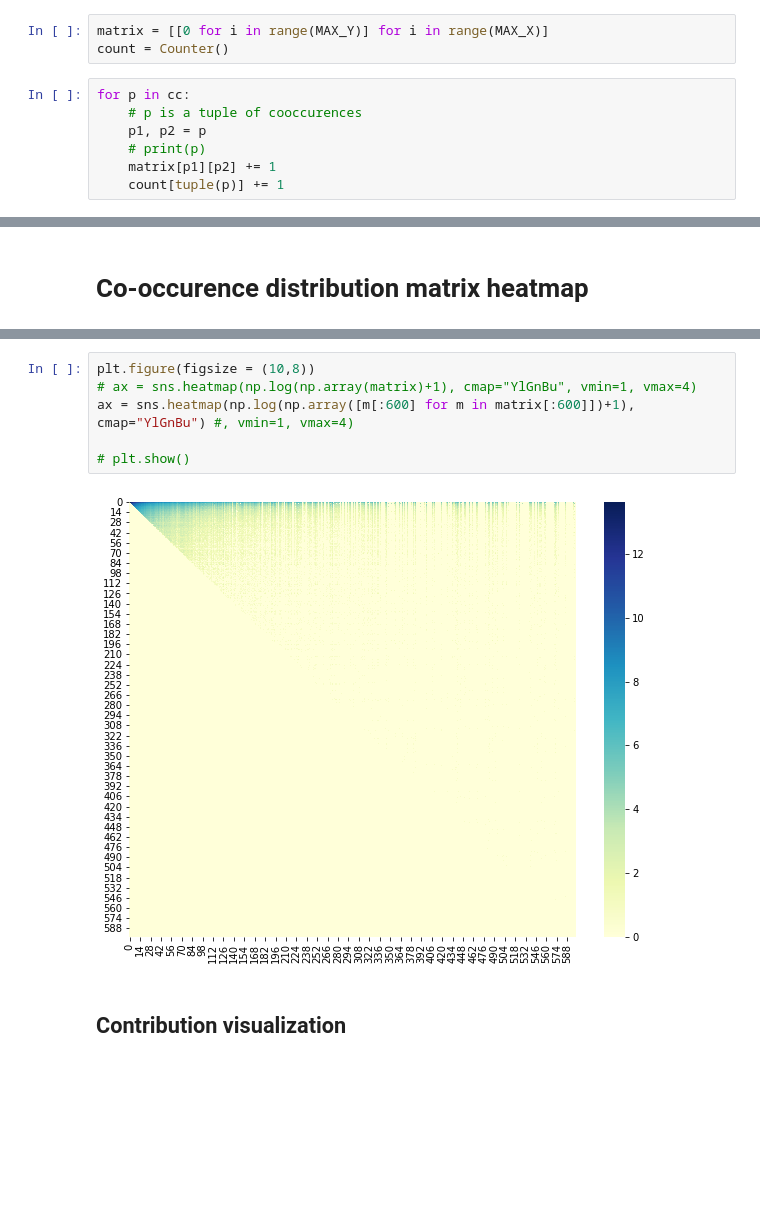
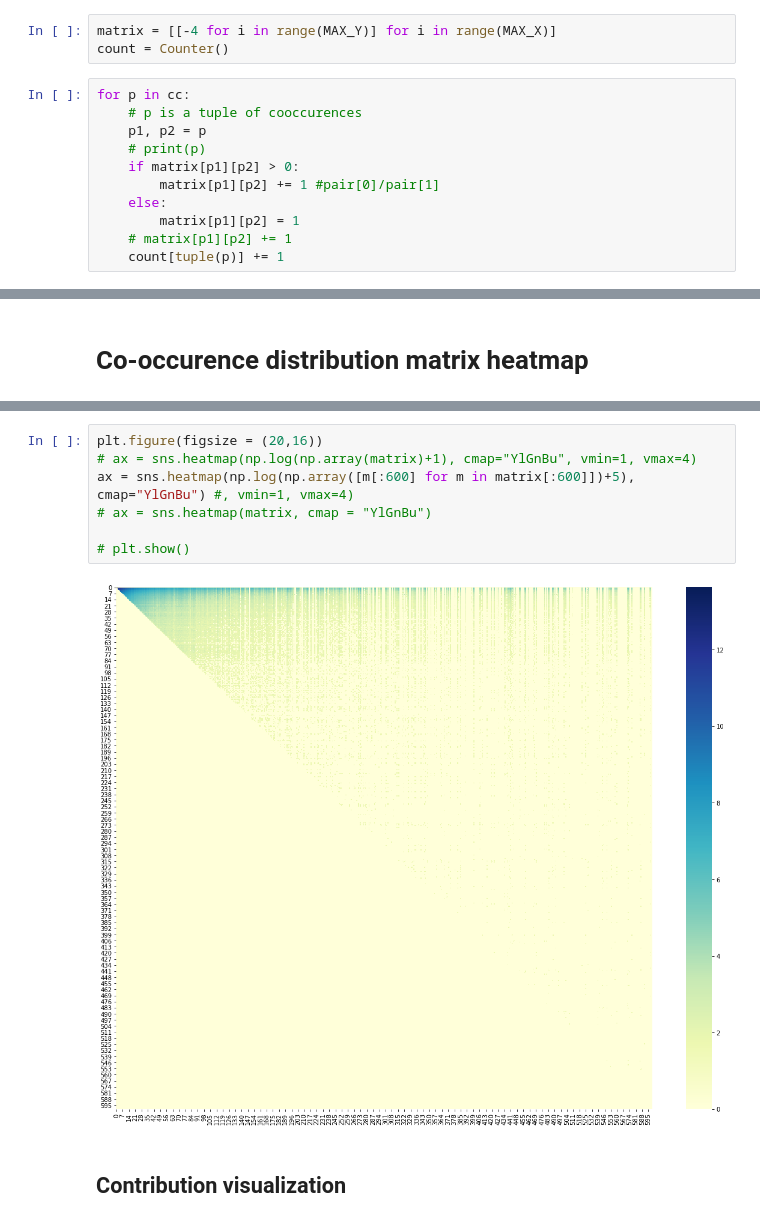
Before and after one commit to jsirait/honor_thesis, a Jupyter notebook: notebooks/Notebook5.Thinking about weights.ipynb, the cells around one changed output, grey strips where cells are left out. Saved outputs shown, nothing was run; the diff lists cells and outputs as text; blank space fills up the shorter version.

```diff
--- a/notebooks/Notebook5.Thinking about weights.ipynb
+++ b/notebooks/Notebook5.Thinking about weights.ipynb
@@ -101,14 +101,18 @@ dtype: float64
 MAX_X = 2575 # max occurences of ns1 + 1
 MAX_Y = 3238   # max occurences of ns2 + 1
 # %%
-matrix = [[0 for i in range(MAX_Y)] for i in range(MAX_X)]
+matrix = [[-4 for i in range(MAX_Y)] for i in range(MAX_X)]
 count = Counter()
 # %%
 for p in cc:
     # p is a tuple of cooccurences
     p1, p2 = p
     # print(p)
-    matrix[p1][p2] += 1
+    if matrix[p1][p2] > 0:
+        matrix[p1][p2] += 1 #pair[0]/pair[1]
+    else:
+        matrix[p1][p2] = 1
+    # matrix[p1][p2] += 1
     count[tuple(p)] += 1
 # %%
 print([max(row) for row in matrix])
@@ -207,11 +240,12 @@ for p in meaningful:
 # %%
-plt.figure(figsize = (10,8))
+plt.figure(figsize = (20,16))
 # ax = sns.heatmap(np.log(np.array(matrix)+1), cmap="YlGnBu", vmin=1, vmax=4)
-ax = sns.heatmap(np.log(np.array([m[:600] for m in matrix[:600]])+1), cmap="YlGnBu") #, vmin=1, vmax=4)
+ax = sns.heatmap(np.log(np.array([m[:600] for m in matrix[:600]])+5), cmap="YlGnBu") #, vmin=1, vmax=4)
+# ax = sns.heatmap(matrix, cmap = "YlGnBu")
 
 # plt.show()
 # %% [output]
-[figure, old version]
+[figure, new version]
 # %% [markdown]
 <a id="sub5"></a>
 ## Contribution visualization
```
Also changed, not shown: parts of 6 cells of this notebook.
